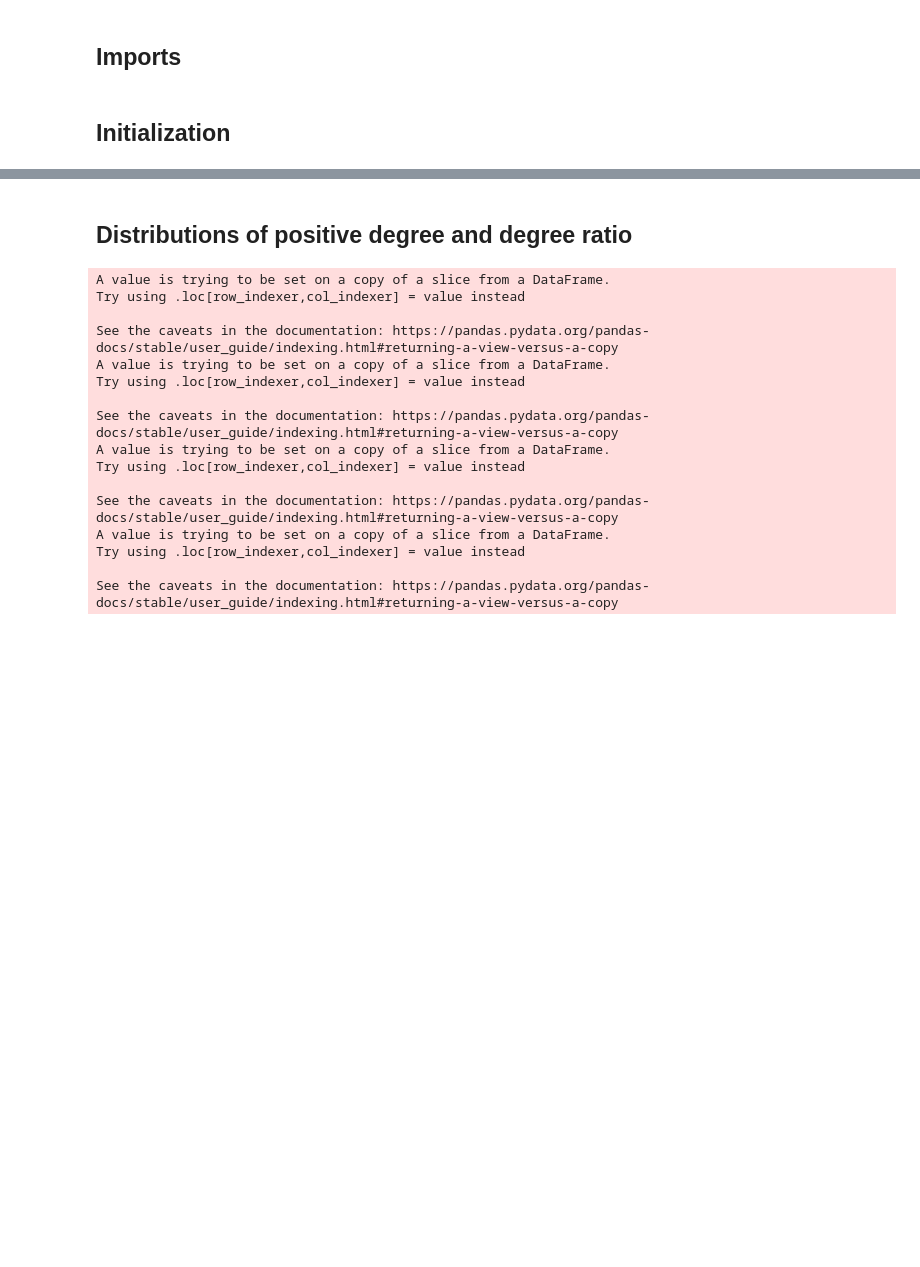
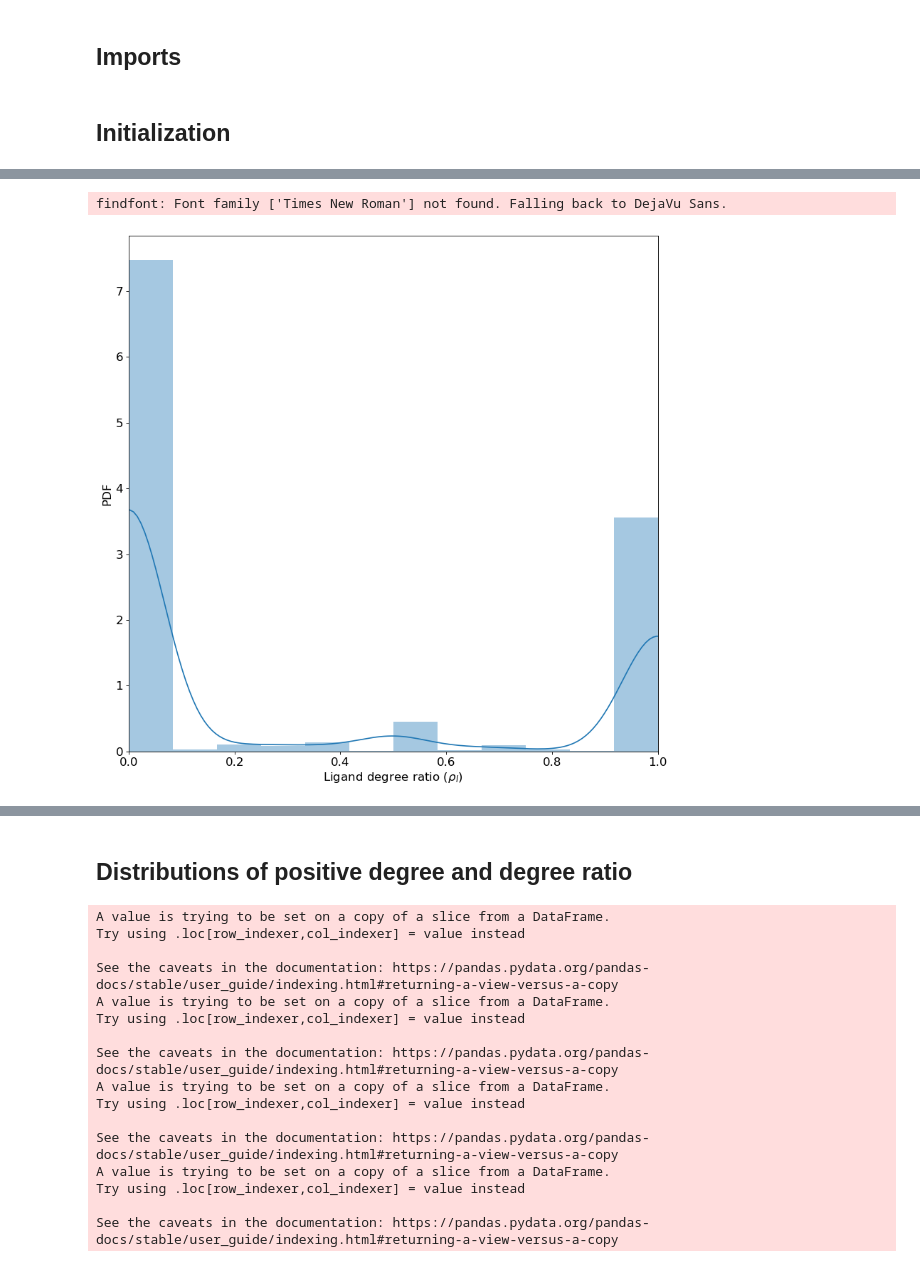
Before and after one commit to Barabasi-Lab/AI-Bind, a Jupyter notebook: DeepPurpose and Confuguration Model/Transformer-CNN/DeepPurpose Rerun - Transformer CNN.ipynb, the cells around one changed output, grey strips where cells are left out. Cells and saved outputs as stored; diff of their text form; code cells hidden in the pictures; blank space fills up the shorter version.

```diff
--- a/DeepPurpose and Confuguration Model/Transformer-CNN/DeepPurpose Rerun - Transformer CNN.ipynb
+++ b/DeepPurpose and Confuguration Model/Transformer-CNN/DeepPurpose Rerun - Transformer CNN.ipynb
@@ -576,3 +626,24 @@ for prot in tqdm(set(all_data['Target Sequence'].tolist())):
     protein_degree_dict[prot]['pos_deg'] = sub_df['Label'].tolist().count(1)
     protein_degree_dict[prot]['neg_deg'] = sub_df['Label'].tolist().count(0)
     protein_degree_dict[prot]['deg_ratio'] = protein_degree_dict[prot]['pos_deg']/(protein_degree_dict[prot]['pos_deg']+protein_degree_dict[prot]['neg_deg'])
+# %%
+all_data_ligand_deg_ratio = []
+all_data_prot_deg_ratio = []
+
+for smile in tqdm(set(all_data['SMILES'].tolist())):
+    all_data_ligand_deg_ratio.append(ligand_degree_dict[smile]['deg_ratio'])
+
+for aaseq in tqdm(set(all_data['Target Sequence'].tolist())):
+    all_data_prot_deg_ratio.append(protein_degree_dict[aaseq]['deg_ratio'])
+# %%
+figure(figsize=(12, 12), dpi=80)
+sb.distplot(all_data_ligand_deg_ratio, kde=True)
+plt.xlim([0,1])
+plt.xticks(rotation = 0,fontsize=15)
+plt.yticks(rotation = 0,fontsize=15)
+plt.xlabel('Ligand degree ratio '+r'$(\rho_l)$',fontsize=15)
+plt.ylabel('PDF',fontsize=15)
+plt.show()
+# %% [output]
+findfont: Font family ['Times New Roman'] not found. Falling back to DejaVu Sans.
+[figure, added]
```
Also changed, not shown: parts of 20 cells of this notebook.
